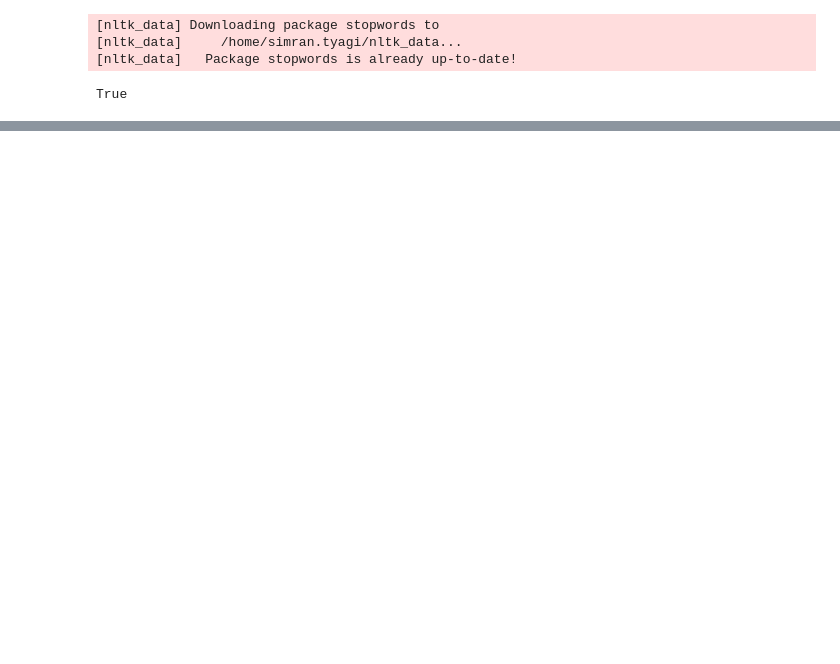
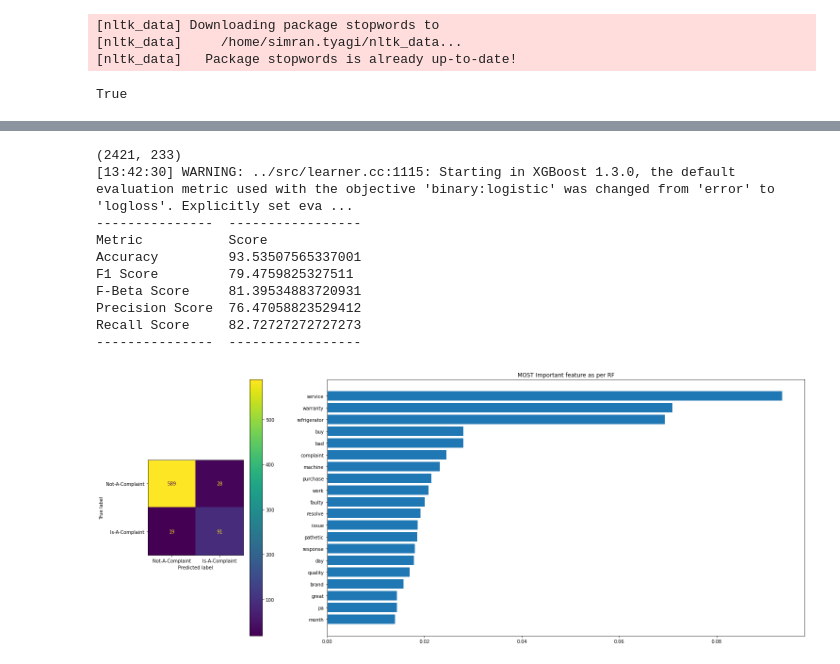
Before and after one commit to simran3-t/brand_ml, a Jupyter notebook: xgboost.ipynb, the cells around one changed output, grey strips where cells are left out. Cells and saved outputs as stored; diff of their text form; code cells hidden in the pictures; blank space fills up the shorter version.

```diff
--- a/xgboost.ipynb
+++ b/xgboost.ipynb
@@ -188,5 +17,0 @@ Remove punctuation  75185        7210
-# %%
-
-tfidf = TfidfVectorizer(lowercase=False, max_df=.8, min_df=0.01)
-tfidf_wm = tfidf.fit_transform(df['text']).toarray()
-x_train, x_test, y_train, y_test = train_test_split(tfidf_wm, df['Complaint'], random_state = 42)
@@ -241,0 +125,40 @@ False Negatives(FN) =  20
+# %%
+
+labelEncoder = OrderedDict({'Not-A-Complaint': 0, 'Is-A-Complaint': 1, })
+display_labels = list(labelEncoder.keys())
+labels = list(labelEncoder.values())
+
+
+tfidf = TfidfVectorizer(lowercase=False, max_df=.8, min_df=0.01, ngram_range=(1,2))
+vectors = tfidf.fit_transform(df['text']).toarray()
+print(vectors.shape)
+x_train, x_test, y_train, y_test = train_test_split(vectors, df['Complaint'], random_state=42, test_size=0.30)
+
+model_x = xgb.XGBClassifier(use_label_encoder=False,
+
+                            learning_rate=0.40,
+                            n_estimators=150,
+                            max_depth=4,
+                            subsample=0.8,
+                            min_child_weight=.9,
+                            reg_alpha=0.6,
+                            reg_lambda=0.3,
+                            seed=42).fit(x_train, y_train)
+
+pred_test = test_model(model_x)
+fig, axs = plt.subplots(1, 2, figsize=(25, 10), gridspec_kw={'width_ratios': [1, 4]})
+plot_confusion_matrix(model_x, x_test, y_test, labels=labels, display_labels=display_labels, ax=axs[0])
+plot_important_features(model_x, tfidf, axs)
+plt.show()
+# %% [output]
+(2421, 233)
+[13:42:30] WARNING: ../src/learner.cc:1115: Starting in XGBoost 1.3.0, the default evaluation metric used with the objective 'binary:logistic' was changed from 'error' to 'logloss'. Explicitly set eva ...
+---------------  -----------------
+Metric           Score
+Accuracy         93.53507565337001
+F1 Score         79.4759825327511
+F-Beta Score     81.39534883720931
+Precision Score  76.47058823529412
+Recall Score     82.72727272727273
+---------------  -----------------
+[figure, added]
```
Also changed, not shown: parts of 12 cells of this notebook, 5 other files.
